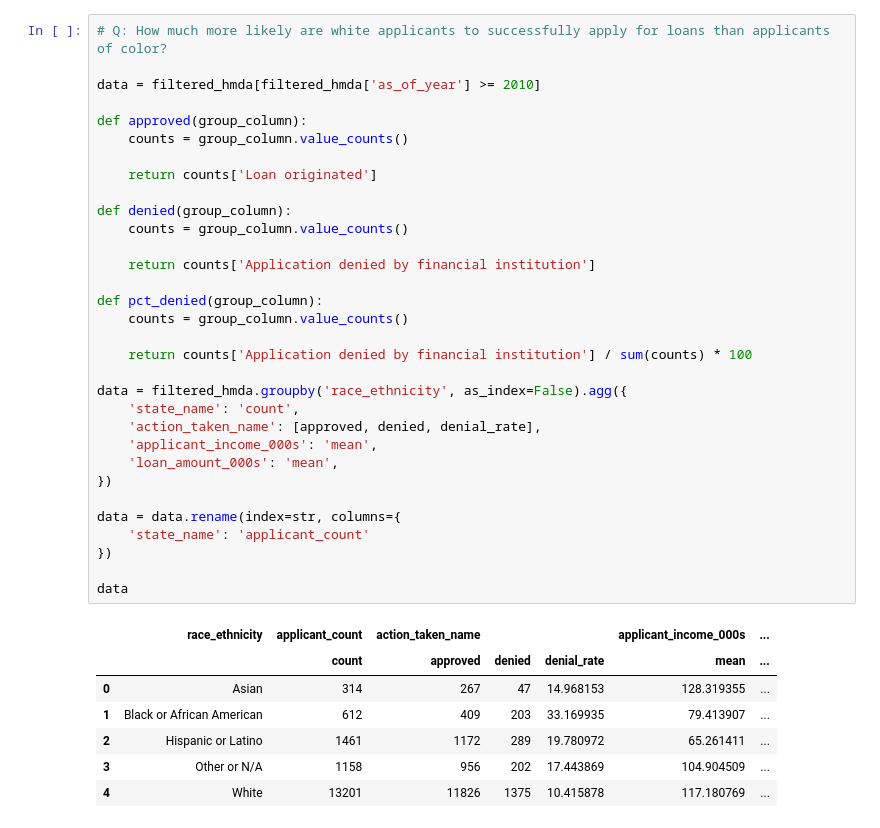
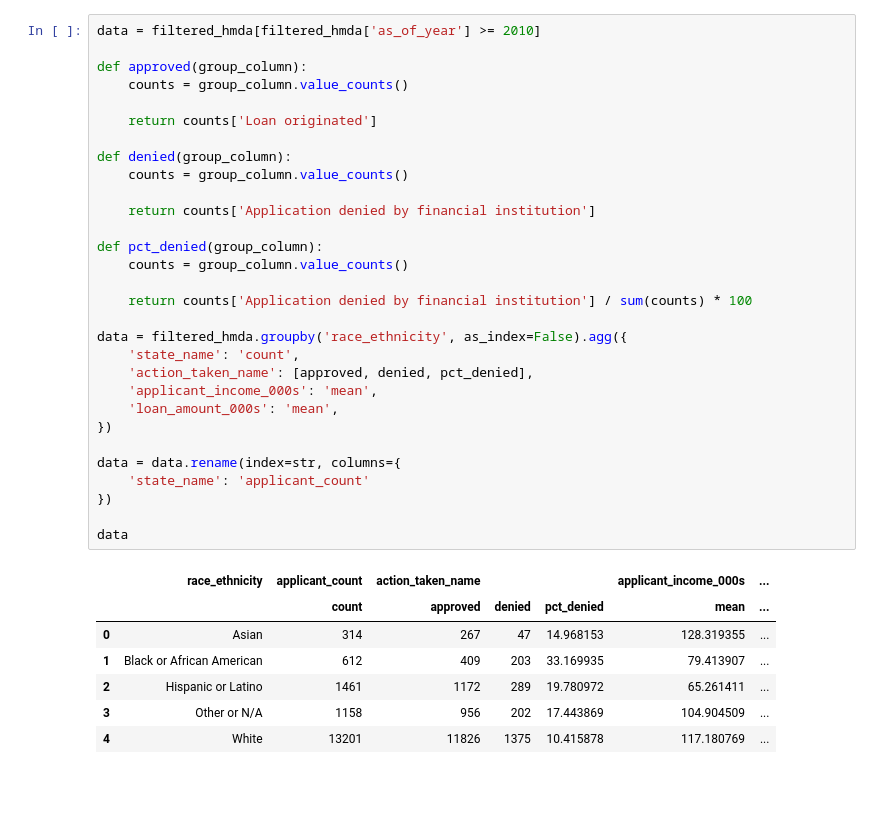
Before and after one commit to thetylerloop/tyler-home-loans, a Jupyter notebook: Home Loans (HMDA) Analysis.ipynb, the cells around one changed output. Cells and saved outputs as stored; diff of their text form; blank space fills up the shorter version.

```diff
--- a/Home Loans (HMDA) Analysis.ipynb
+++ b/Home Loans (HMDA) Analysis.ipynb
@@ -126,38 +135,36 @@ data
 # %%
-# Q: How much more likely are white applicants to successfully apply for loans than applicants of color?
-
 data = filtered_hmda[filtered_hmda['as_of_year'] >= 2010]
 
 def approved(group_column):
     counts = group_column.value_counts()
 
     return counts['Loan originated']
 
 def denied(group_column):
     counts = group_column.value_counts()
 
     return counts['Application denied by financial institution']
 
 def pct_denied(group_column):
     counts = group_column.value_counts()
 
     return counts['Application denied by financial institution'] / sum(counts) * 100
 
 data = filtered_hmda.groupby('race_ethnicity', as_index=False).agg({
     'state_name': 'count',
-    'action_taken_name': [approved, denied, denial_rate],
+    'action_taken_name': [approved, denied, pct_denied],
     'applicant_income_000s': 'mean',
     'loan_amount_000s': 'mean',
 })
 
 data = data.rename(index=str, columns={
     'state_name': 'applicant_count'
 })
 
 data
 # %% [output]
 |  | race_ethnicity | applicant_count | action_taken_name |  |  | applicant_income_000s | ... |
-|  |  | count | approved | denied | denial_rate | mean | ... |
+|  |  | count | approved | denied | pct_denied | mean | ... |
 | 0 | Asian | 314 | 267 | 47 | 14.968153 | 128.319355 | ... |
 | 1 | Black or African American | 612 | 409 | 203 | 33.169935 | 79.413907 | ... |
 | 2 | Hispanic or Latino | 1461 | 1172 | 289 | 19.780972 | 65.261411 | ... |
```
Also changed, not shown: parts of 20 cells of this notebook.
